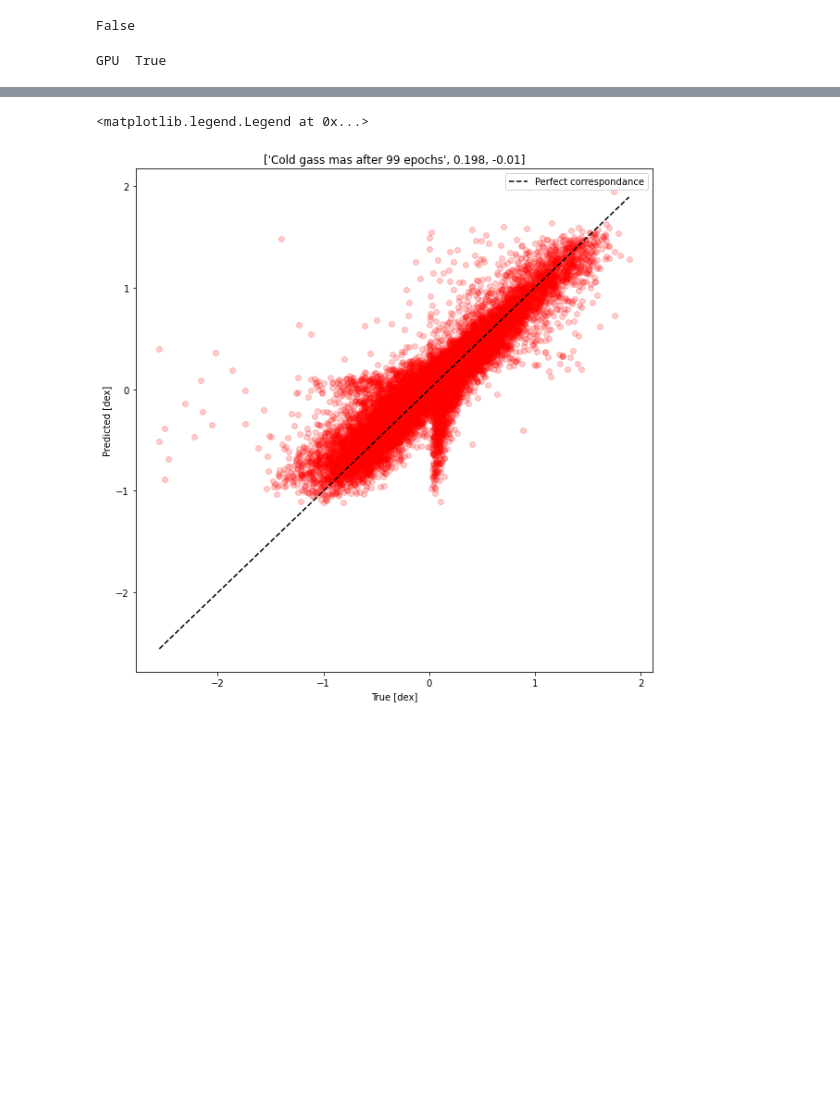
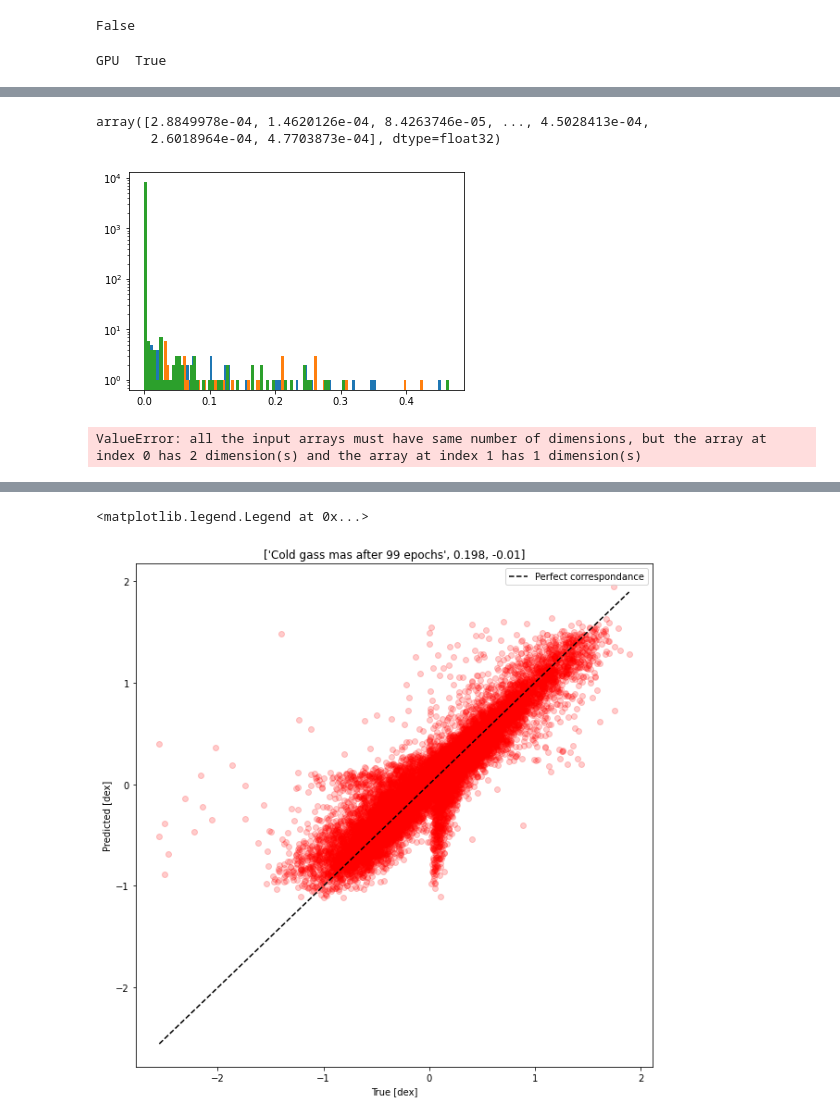
Before and after one commit to astrockragh/Mangrove, a Jupyter notebook: train_loop/SAGE_single_others.ipynb, the cells around one changed output, grey strips where cells are left out. Cells and saved outputs as stored; diff of their text form; code cells hidden in the pictures; blank space fills up the shorter version.

```diff
--- a/train_loop/SAGE_single_others.ipynb
+++ b/train_loop/SAGE_single_others.ipynb
@@ -43,11 +30,11 @@ datat=pickle.load(open(osp.expanduser(f'~/../../../scratch/gpfs/cj1223/GraphStor
 from torch_geometric.data import Data
 data=[]
 for d in datat:
-    data.append(Data(x=d.x, edge_index=d.edge_index, edge_attr=d.edge_attr, y=d.y[0]))
+    data.append(Data(x=d.x, edge_index=d.edge_index, edge_attr=d.edge_attr, y=d.y))
 # %%
 try:
     n_targ=len(data[0].y)
 except:
     n_targ=1
-n_feat=len(data[0].x[0])
-n_feat, n_targ
+# n_feat=len(data[0].x[0])
+n_feat, n_targ = 1, 1
@@ -119,18 +104,18 @@ False
 # %%
 from sklearn.model_selection import train_test_split
 criterion = torch.nn.MSELoss()
-criterion = torch.nn.L1Loss()
-criterion = torch.nn.SmoothL1Loss(beta=0.3)
+# criterion = torch.nn.L1Loss()
+# criterion = torch.nn.SmoothL1Loss(beta=0.3)
 
 
 n_epochs=100
 n_trials=1
 batch_size=128
 split=0.8
-# test_data=data[int(len(data)*split):]
-# train_data=data[:int(len(data)*split)]
-train_data, test_data=train_test_split(data, test_size=0.2)
-l1_lambda = 0
+test_data=data[int(len(data)*split):]
+train_data=data[:int(len(data)*split)]
+# train_data, test_data=train_test_split(data, test_size=0.2)
+l1_lambda = 5e-5
 l2_lambda = 0
 # %%
 trains, tests, scatter = [], [], []
@@ -201,0 +219,21 @@ print(f'{np.round(train_acc.cpu().numpy(), 4)}')
+# %%
+np.vstack([p.abs().cpu().detach().numpy() for p in model.conv1.parameters()]).flatten()
+# %% [output]
+array([2.8849978e-04, 1.4620126e-04, 8.4263746e-05, ..., 4.5028413e-04,
+       2.6018964e-04, 4.7703873e-04], dtype=float32)
+# %%
+plt.hist(np.vstack([p.abs().cpu().detach().numpy() for p in model.conv1.parameters()]).flatten(), bins=100);
+
+plt.hist(np.vstack([p.abs().cpu().detach().numpy() for p in model.conv2.parameters()]).flatten(), bins=100);
+
+plt.hist(np.vstack([p.abs().cpu().detach().numpy() for p in model.conv3.parameters()]).flatten(), bins=100);
+
+plt.yscale('log')
+# %% [output]
+[figure, added]
+# %%
+c3 = np.hstack([p.abs().cpu().detach().numpy() for p in model.lin_f.parameters()]).flatten()
+
+sum(np.isclose(c3,0, atol=1e-2))/len(c3)
+# %% [output]
+ValueError: all the input arrays must have same number of dimensions, but the array at index 0 has 2 dimension(s) and the array at index 1 has 1 dimension(s)
```
Also changed, not shown: parts of 13 cells of this notebook, 7 other files.
